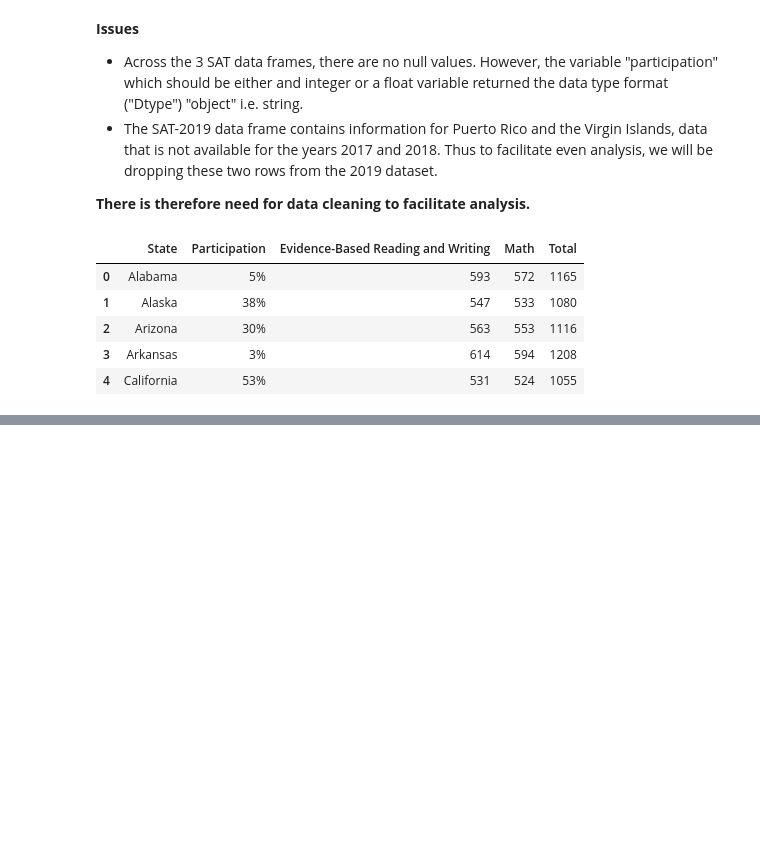
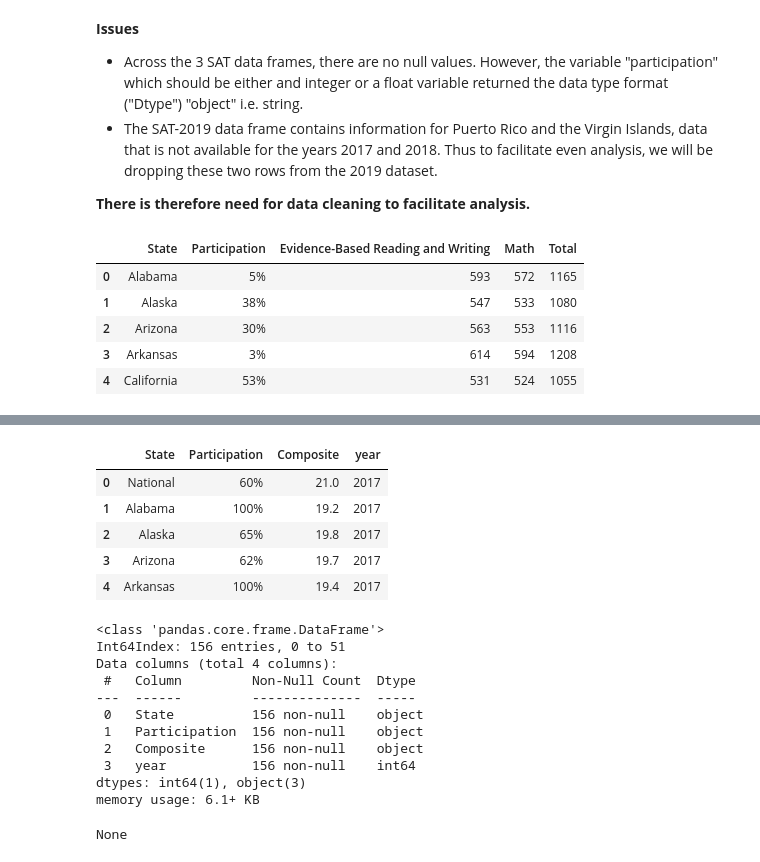
Before and after one commit to nnennaoorji/ACT_SAT_Analysis_2, a Jupyter notebook: code/data cleaning.ipynb, the cells around one changed output, grey strips where cells are left out. Drawn from its saved outputs; the diff is of its cells as text; code cells hidden in the pictures; blank space fills up the shorter version.

Commit message:
cleaned act data about to merge into single df

```diff
--- a/code/data cleaning.ipynb
+++ b/code/data cleaning.ipynb
@@ -280,0 +301,4 @@ display(act_2017.info())
+# %%
+#drop english, math reading and science columns to align with 2018 & 2019 data
+act_2017.drop(columns=['English','Math',"Reading","Science"], inplace=True)
+act_2017.head()
@@ -288,0 +358,29 @@ display(act_2019.info())
+# %%
+#creating year column in each dataframe
+act_2017['year']=2017
+act_2018['year']=2018
+act_2019['year']=2019
+# %%
+#concactenate ACT dataframes for 2017, 2018 and  2019
+act= pd.concat([act_2017,act_2018,act_2019])
+display(act.head())
+display(act.info())
+# %% [output]
+|  | State | Participation | Composite | year |
+| 0 | National | 60% | 21.0 | 2017 |
+| 1 | Alabama | 100% | 19.2 | 2017 |
+| 2 | Alaska | 65% | 19.8 | 2017 |
+| 3 | Arizona | 62% | 19.7 | 2017 |
+| 4 | Arkansas | 100% | 19.4 | 2017 |
+<class 'pandas.core.frame.DataFrame'>
+Int64Index: 156 entries, 0 to 51
+Data columns (total 4 columns):
+ #   Column         Non-Null Count  Dtype
+---  ------         --------------  -----
+ 0   State          156 non-null    object
+ 1   Participation  156 non-null    object
+ 2   Composite      156 non-null    object
+ 3   year           156 non-null    int64
+dtypes: int64(1), object(3)
+memory usage: 6.1+ KB
+None
```
Also changed, not shown: parts of 36 cells of this notebook, 2 other files.
